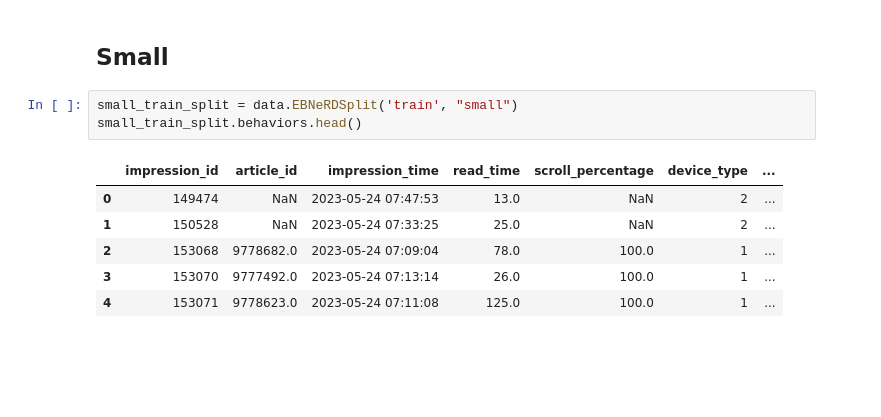
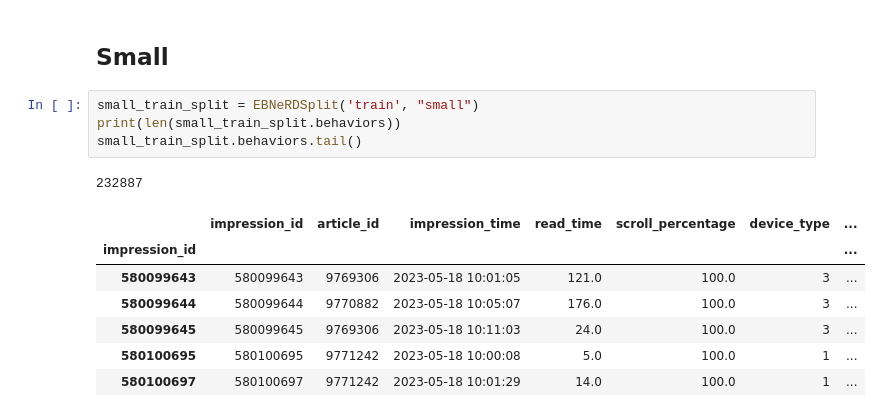
Before and after one commit to sohamchatterjee50/PPRec, a Jupyter notebook: OurCode/data.ipynb, the cells around one changed output. Cells and saved outputs as stored; diff of their text form; blank space fills up the shorter version.

```diff
--- a/OurCode/data.ipynb
+++ b/OurCode/data.ipynb
@@ -104,12 +140,15 @@ Columns History:  Index(['user_id', 'impression_time_fixed', 'scroll_percentage_
 # %% [markdown]
 ## Small
 # %%
-small_train_split = data.EBNeRDSplit('train', "small")
-small_train_split.behaviors.head()
+small_train_split = EBNeRDSplit('train', "small")
+print(len(small_train_split.behaviors))
+small_train_split.behaviors.tail()
 # %% [output]
+232887
 |  | impression_id | article_id | impression_time | read_time | scroll_percentage | device_type | ... |
-| 0 | 149474 | NaN | 2023-05-24 07:47:53 | 13.0 | NaN | 2 | ... |
-| 1 | 150528 | NaN | 2023-05-24 07:33:25 | 25.0 | NaN | 2 | ... |
-| 2 | 153068 | 9778682.0 | 2023-05-24 07:09:04 | 78.0 | 100.0 | 1 | ... |
-| 3 | 153070 | 9777492.0 | 2023-05-24 07:13:14 | 26.0 | 100.0 | 1 | ... |
-| 4 | 153071 | 9778623.0 | 2023-05-24 07:11:08 | 125.0 | 100.0 | 1 | ... |
+| impression_id |  |  |  |  |  |  | ... |
+| 580099643 | 580099643 | 9769306 | 2023-05-18 10:01:05 | 121.0 | 100.0 | 3 | ... |
+| 580099644 | 580099644 | 9770882 | 2023-05-18 10:05:07 | 176.0 | 100.0 | 3 | ... |
+| 580099645 | 580099645 | 9769306 | 2023-05-18 10:11:03 | 24.0 | 100.0 | 3 | ... |
+| 580100695 | 580100695 | 9771242 | 2023-05-18 10:00:08 | 5.0 | 100.0 | 1 | ... |
+| 580100697 | 580100697 | 9771242 | 2023-05-18 10:01:29 | 14.0 | 100.0 | 1 | ... |
```
Also changed, not shown: parts of 17 cells of this notebook, 12 other files.
